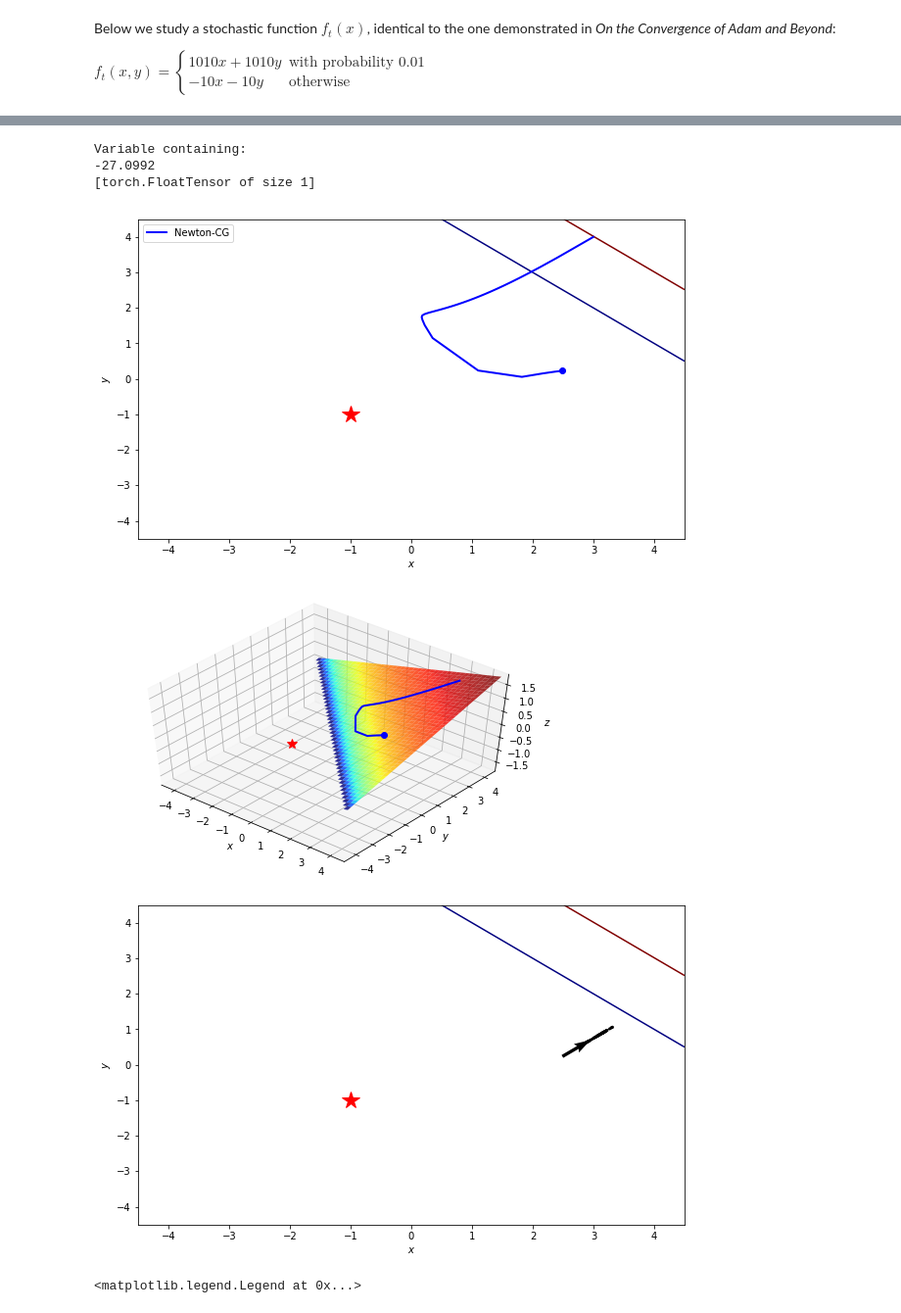
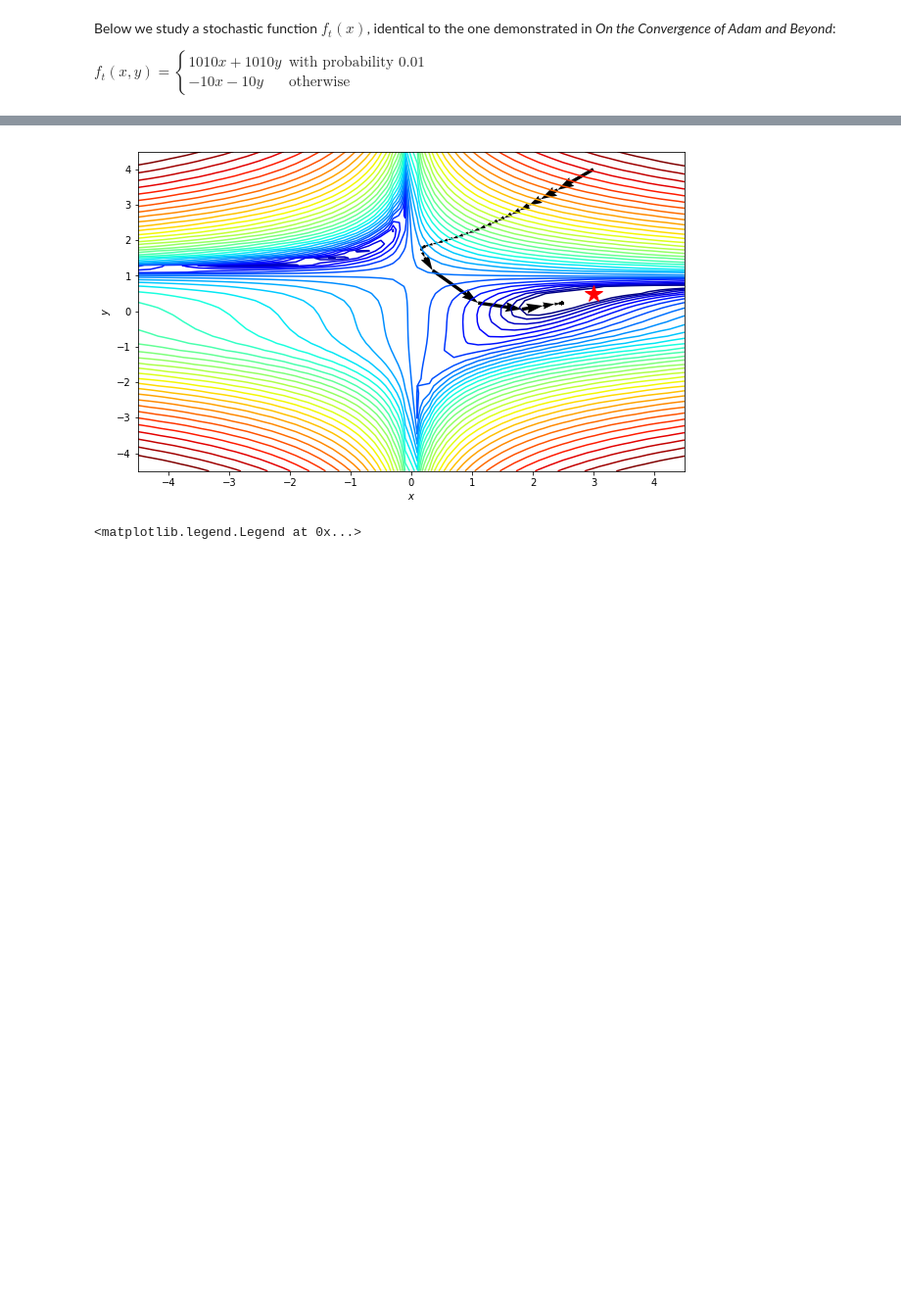
Before and after one commit to jshnaidman/551_final_project, a Jupyter notebook: presentation/Untitled.ipynb, the cells around one changed output, grey strips where cells are left out. Shown at 98% size. Saved outputs shown, nothing was run; the diff lists cells and outputs as text; code cells hidden in the pictures; blank space fills up the shorter version.

Commit message:
Refactored code to be more reusable
easier to implement w/ other optimizers now

```diff
--- a/presentation/Untitled.ipynb
+++ b/presentation/Untitled.ipynb
@@ -83,25 +76,23 @@ def var_ft(x,y):
     c = Variable(torch.FloatTensor(c))
     return (c*x + c*y)
 
-def beales(var):
+def beales_var(var):
     x = var[0]
     y = var[1]
 
-#     return ((1.5 - x + x*y).pow(2) + (2.25 - x + (x*y).pow(2)).pow(2) + (2.625 - x + (x*y).pow(3)).pow(2))
-    return var_ft(x,y)
+    return ((1.5 - x + x*y).pow(2) + (2.25 - x + (x*y).pow(2)).pow(2) + (2.625 - x + (x*y).pow(3)).pow(2))
+#     return var_ft(x,y)
 # %%
-def closure():
-    optimizer.zero_grad()
-    loss = beales(w)
-    loss.backward()
-    return loss
-optimizer.step(closure)
+def get_parameterized_closure(optimizer,f,w):
+    def closure():
+        optimizer.zero_grad()
+        loss = f(w)
+        loss.backward()
+        return loss
+    return closure
-# %% [output]
-Variable containing:
--27.0992
-[torch.FloatTensor of size 1]
 # %%
-def optimize(optim, closure, w, steps, length):
+def optimize(optim, f, w, steps, length):
+    closure = get_parameterized_closure(optim,f,w)
     path = np.ndarray(shape=(steps,2),dtype=float)
     for step in range(steps):
         optim.step(closure)
@@ -114,4 +105,4 @@ def optimize(optim, closure, w, steps, length):
         idx += 1
     return result
 # %%
-path = optimize(optimizer,closure,w,100000, 100).T
+path = optimize(adam,beales_var,w_adam,100000, 100).T
@@ -121,20 +109,18 @@ dz_dy = elementwise_grad(f, argnum=1)(x, y)
 # %%
 fig, ax = plt.subplots(figsize=(10, 6))
 
 ax.contour(x, y, z, levels=np.logspace(0, 5, 35), norm=LogNorm(), cmap=plt.cm.jet)
 ax.quiver(path[0,:-1], path[1,:-1], path[0,1:]-path[0,:-1], path[1,1:]-path[1,:-1], scale_units='xy', angles='xy', scale=1, color='k')
-ax.plot(*minima_, 'r*', markersize=18)
+ax.plot(*minima, 'r*', markersize=18)
 
 ax.set_xlabel('$x$')
 ax.set_ylabel('$y$')
 
 ax.set_xlim((xmin, xmax))
 ax.set_ylim((ymin, ymax))
 plt.show()
 # %% [output]
-[figure, old version]
+[figure, new version]
-[figure, removed]
-[figure, removed]
 # %%
 fig, ax = plt.subplots(figsize=(10, 6))
 
```
Also changed, not shown: parts of 10 cells of this notebook.
